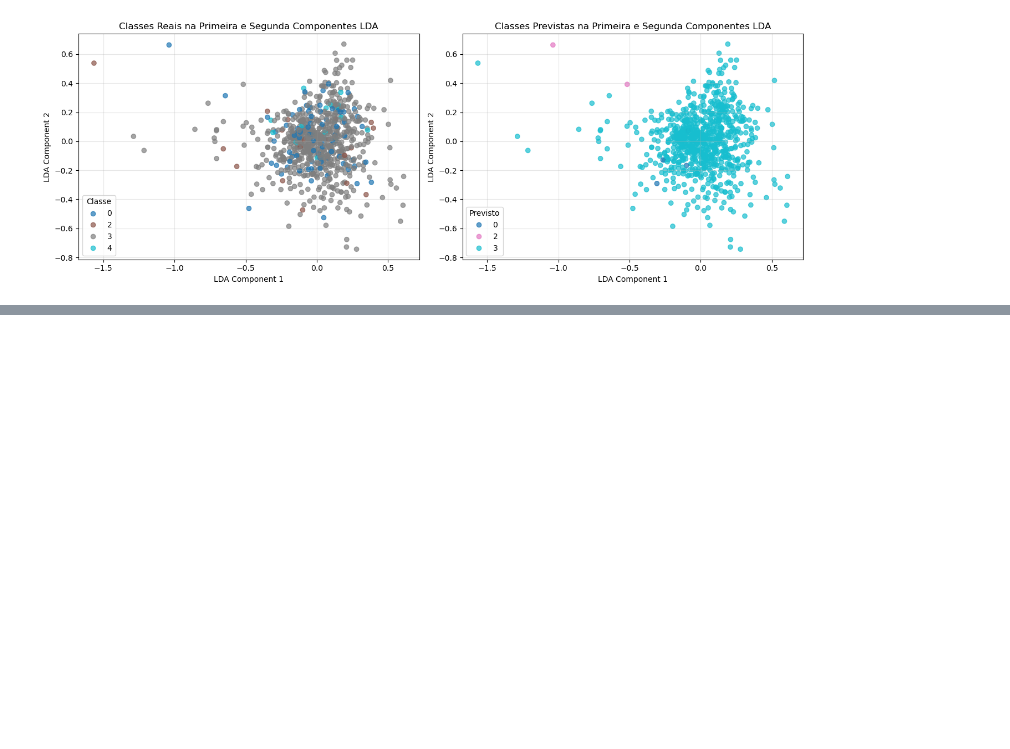
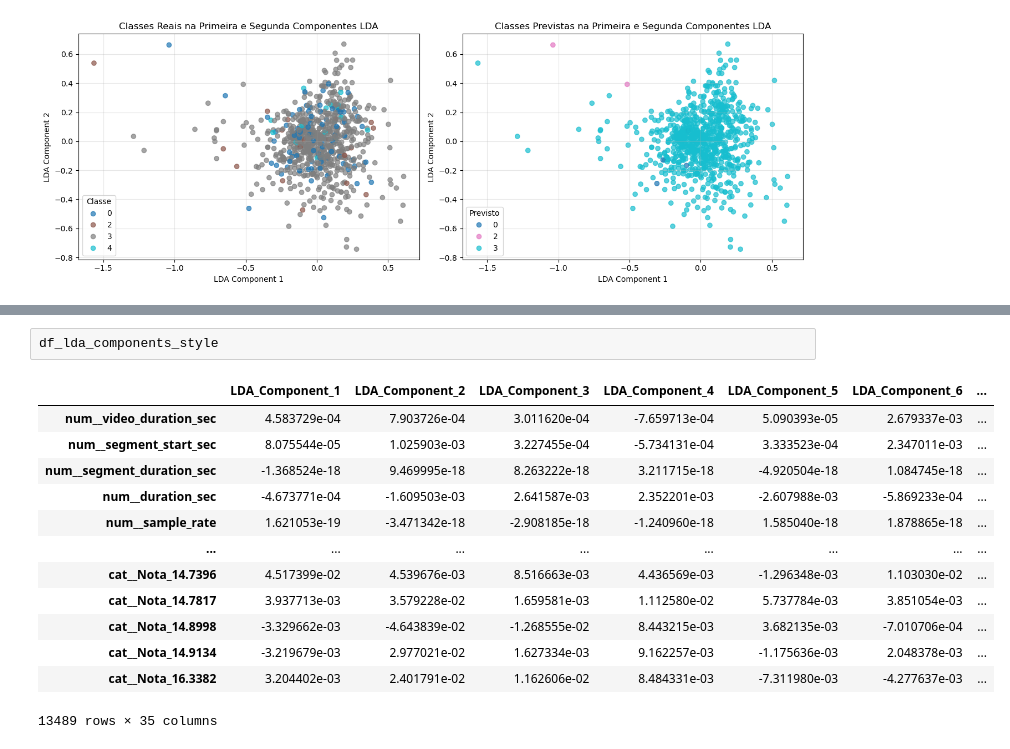
Before and after one commit to GabrielPow/Projeto-ML, a Jupyter notebook: notebooks/teste_lda.ipynb, the cells around one changed output, grey strips where cells are left out. Cells and saved outputs as stored; diff of their text form; blank space fills up the shorter version.

```diff
--- a/notebooks/teste_lda.ipynb
+++ b/notebooks/teste_lda.ipynb
@@ -745,0 +835,16 @@ Recall@K retrival - recuperação de informação
+# %%
+df_lda_components_style
+# %% [output]
+|  | LDA_Component_1 | LDA_Component_2 | LDA_Component_3 | LDA_Component_4 | LDA_Component_5 | LDA_Component_6 | ... |
+| num__video_duration_sec | 4.583729e-04 | 7.903726e-04 | 3.011620e-04 | -7.659713e-04 | 5.090393e-05 | 2.679337e-03 | ... |
+| num__segment_start_sec | 8.075544e-05 | 1.025903e-03 | 3.227455e-04 | -5.734131e-04 | 3.333523e-04 | 2.347011e-03 | ... |
+| num__segment_duration_sec | -1.368524e-18 | 9.469995e-18 | 8.263222e-18 | 3.211715e-18 | -4.920504e-18 | 1.084745e-18 | ... |
+| num__duration_sec | -4.673771e-04 | -1.609503e-03 | 2.641587e-03 | 2.352201e-03 | -2.607988e-03 | -5.869233e-04 | ... |
+| num__sample_rate | 1.621053e-19 | -3.471342e-18 | -2.908185e-18 | -1.240960e-18 | 1.585040e-18 | 1.878865e-18 | ... |
+| ... | ... | ... | ... | ... | ... | ... | ... |
+| cat__Nota_14.7396 | 4.517399e-02 | 4.539676e-03 | 8.516663e-03 | 4.436569e-03 | -1.296348e-03 | 1.103030e-02 | ... |
+| cat__Nota_14.7817 | 3.937713e-03 | 3.579228e-02 | 1.659581e-03 | 1.112580e-02 | 5.737784e-03 | 3.851054e-03 | ... |
+| cat__Nota_14.8998 | -3.329662e-03 | -4.643839e-02 | -1.268555e-02 | 8.443215e-03 | 3.682135e-03 | -7.010706e-04 | ... |
+| cat__Nota_14.9134 | -3.219679e-03 | 2.977021e-02 | 1.627334e-03 | 9.162257e-03 | -1.175636e-03 | 2.048378e-03 | ... |
+| cat__Nota_16.3382 | 3.204402e-03 | 2.401791e-02 | 1.162606e-02 | 8.484331e-03 | -7.311980e-03 | -4.277637e-03 | ... |
+13489 rows × 35 columns
```
Also changed, not shown: parts of 13 cells of this notebook, 2 other files.
